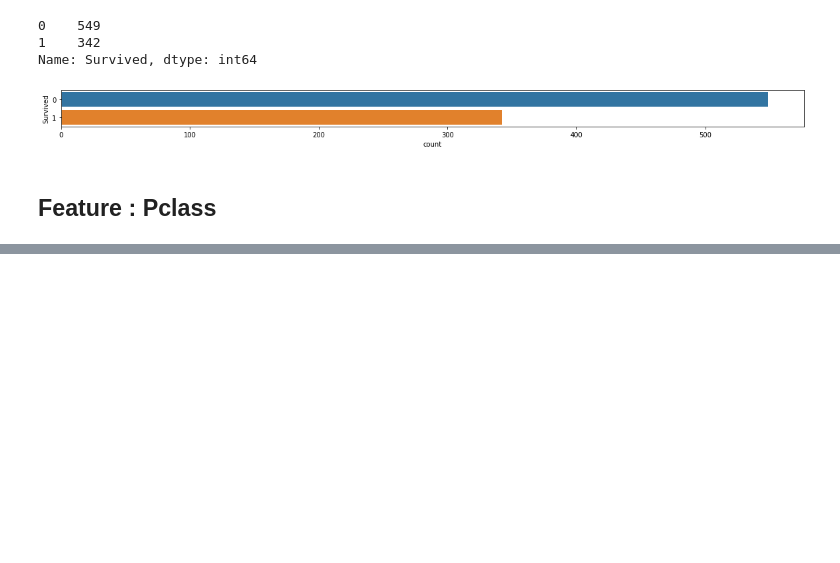
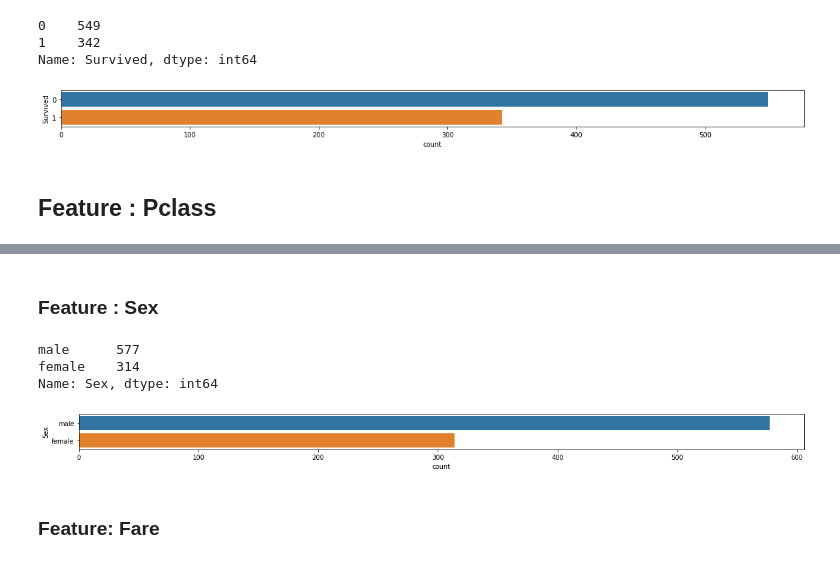
Before and after one commit to geegatomar/Kaggle-, a Jupyter notebook: Titanic/EDA.ipynb, the cells around one changed output, grey strips where cells are left out. Drawn from its saved outputs; the diff is of its cells as text; code cells hidden in the pictures; blank space fills up the shorter version.

```diff
--- a/Titanic/EDA.ipynb
+++ b/Titanic/EDA.ipynb
@@ -89,0 +122,13 @@ Name: Survived, dtype: int64
+# %% [markdown]
+### Feature : Sex
+# %%
+plt.figure(figsize=(20, 1))
+sns.countplot(y='Sex', data=train)
+print(train.Sex.value_counts())
+# %% [output]
+male      577
+female    314
+Name: Sex, dtype: int64
+[figure, added]
+# %% [markdown]
+### Feature: Fare
```
Also changed, not shown: parts of 64 cells of this notebook, 7 other files.
